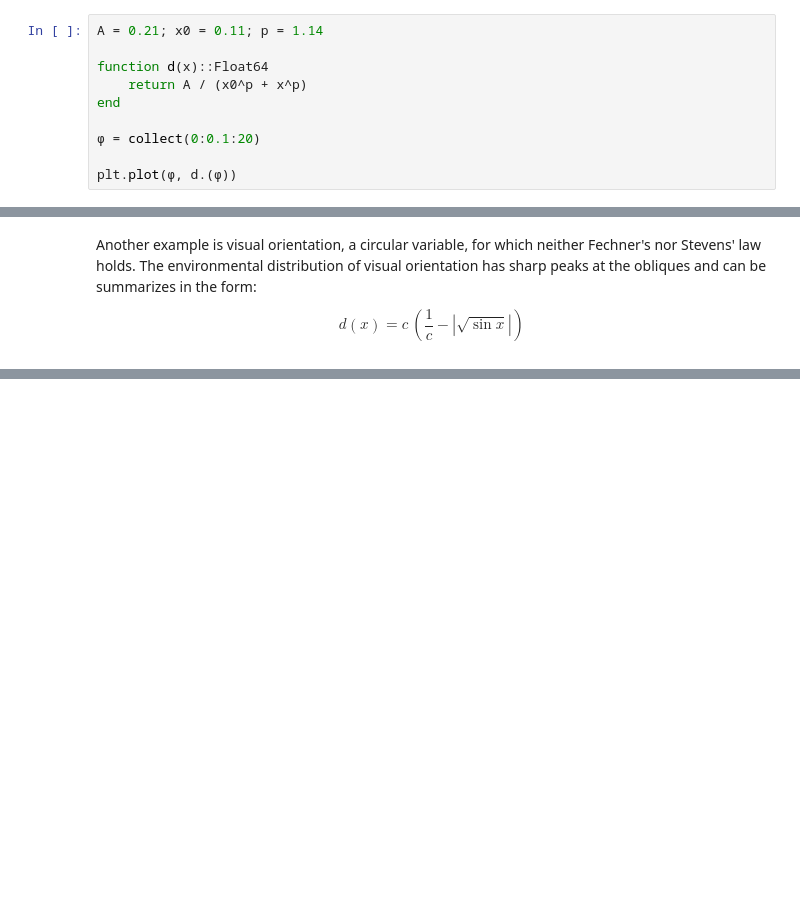
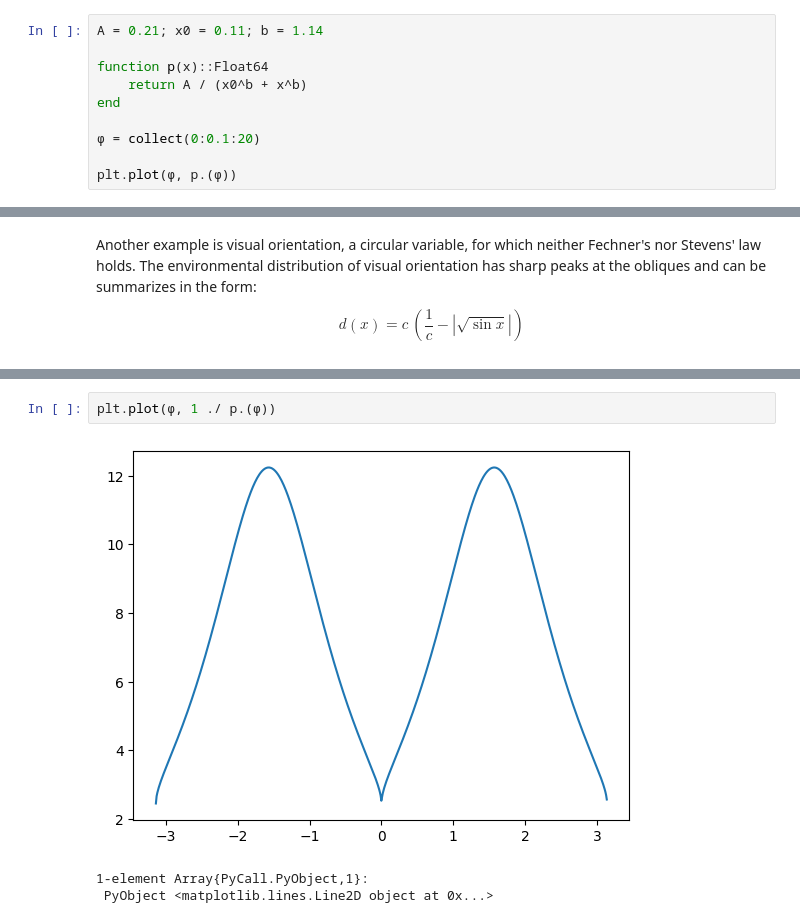
Before and after one commit to dominikstrb/Fechner.jl, a Jupyter notebook: notebooks/IntroSDT.ipynb, the cells around one changed output, grey strips where cells are left out. Saved outputs shown, nothing was run; the diff lists cells and outputs as text; blank space fills up the shorter version.

```diff
--- a/notebooks/IntroSDT.ipynb
+++ b/notebooks/IntroSDT.ipynb
@@ -125,15 +125,15 @@ $$
 d(x) = \frac{A}{x_0^p + x^p}
 $$
 # %%
-A = 0.21; x0 = 0.11; p = 1.14
+A = 0.21; x0 = 0.11; b = 1.14
 
-function d(x)::Float64
-    return A / (x0^p + x^p)
+function p(x)::Float64
+    return A / (x0^b + x^b)
 end
 
 ϕ = collect(0:0.1:20)
 
-plt.plot(ϕ, d.(ϕ))
+plt.plot(ϕ, p.(ϕ))
 # %% [output]
 [figure]
 1-element Array{PyCall.PyObject,1}:
@@ -187,0 +223,6 @@ if save_figures f.savefig("../figures/efficient-coding-ori.pdf") end
+# %%
+plt.plot(ϕ, 1 ./ p.(ϕ))
+# %% [output]
+[figure, added]
+1-element Array{PyCall.PyObject,1}:
+ PyObject <matplotlib.lines.Line2D object at 0x...>
```
Also changed, not shown: parts of 4 cells of this notebook.
